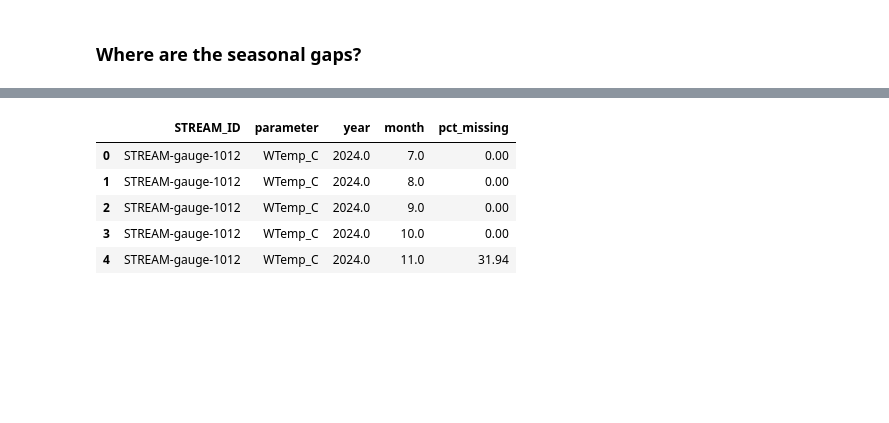
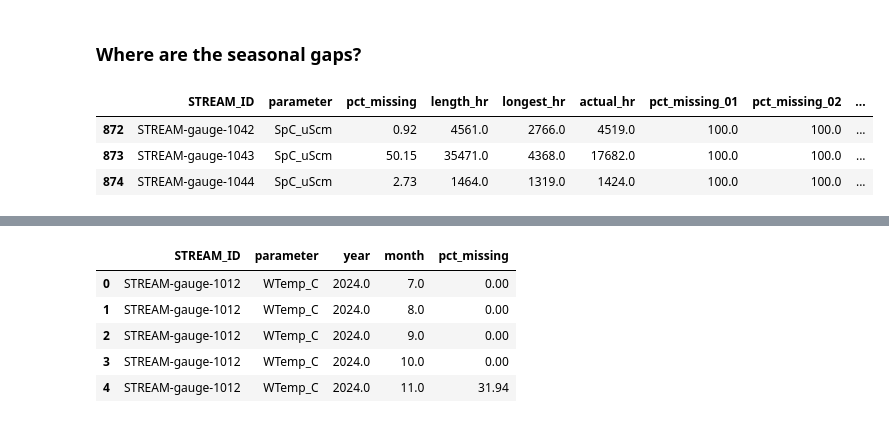
Before and after one commit to jtkemper/stream-analysis, a Jupyter notebook: temporal_statistics.ipynb, the cells around one changed output, grey strips where cells are left out. Saved outputs shown, nothing was run; the diff lists cells and outputs as text; code cells hidden in the pictures; blank space fills up the shorter version.

```diff
--- a/temporal_statistics.ipynb
+++ b/temporal_statistics.ipynb
@@ -430,6 +430,13 @@ plt.savefig(f'../OUTPUT/temporal_patterns/parameter_percent_observation_hour.png
 ## Seasonal Gaps
 # %% [markdown]
 ### Where are the seasonal gaps?
+# %%
+temporal_summary_long.head(3)
+# %% [output]
+|  | STREAM_ID | parameter | pct_missing | length_hr | longest_hr | actual_hr | pct_missing_01 | pct_missing_02 | ... |
+| 872 | STREAM-gauge-1042 | SpC_uScm | 0.92 | 4561.0 | 2766.0 | 4519.0 | 100.0 | 100.0 | ... |
+| 873 | STREAM-gauge-1043 | SpC_uScm | 50.15 | 35471.0 | 4368.0 | 17682.0 | 100.0 | 100.0 | ... |
+| 874 | STREAM-gauge-1044 | SpC_uScm | 2.73 | 1464.0 | 1319.0 | 1424.0 | 100.0 | 100.0 | ... |
 # %%
 # What is the frequency of stations with no data, per month.
 # Using the median (across years) percent of missing data per month for each individual station.
```
Also changed, not shown: parts of 1 cell of this notebook.
